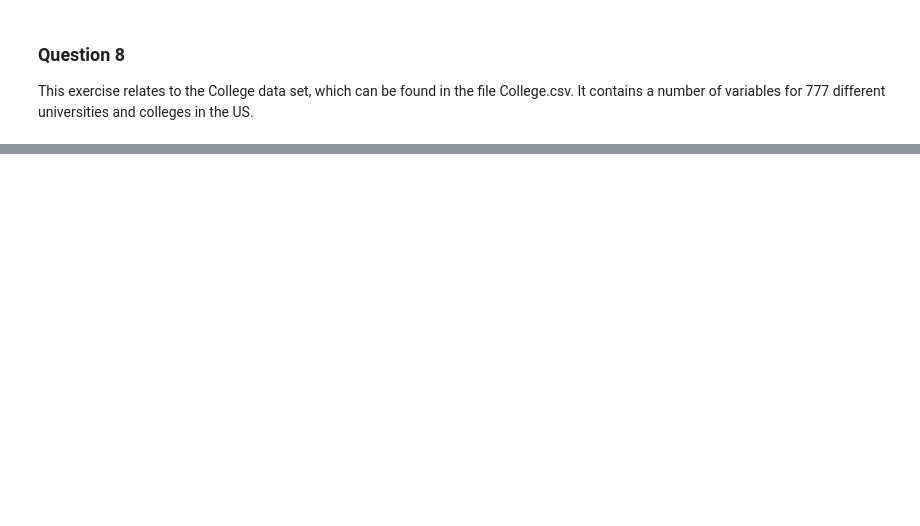
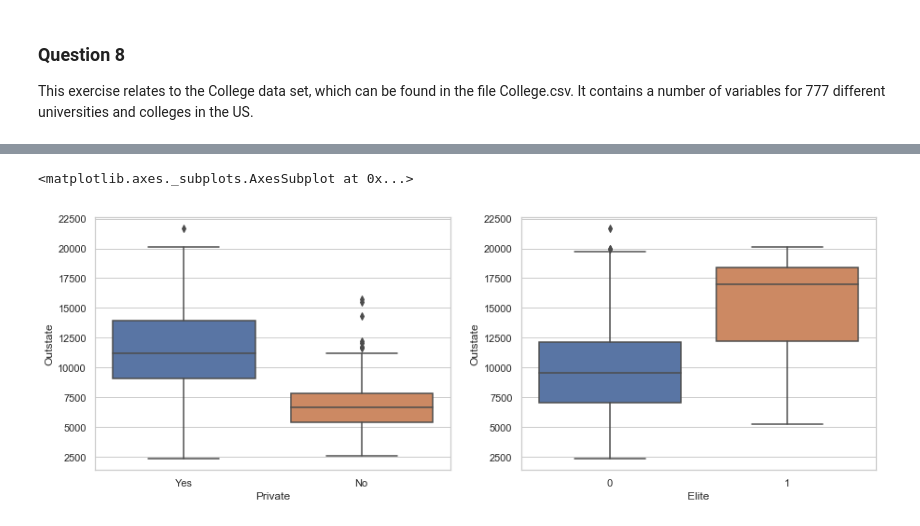
Before and after one commit to kevvo83/Introduction-to-Statistical-Learning, a Jupyter notebook: ISLR Chapter 2 Statistical Learning, Exercises.ipynb, the cells around one changed output, grey strips where cells are left out. Saved outputs shown, nothing was run; the diff lists cells and outputs as text; code cells hidden in the pictures; blank space fills up the shorter version.

```diff
--- a/ISLR Chapter 2 Statistical Learning, Exercises.ipynb
+++ b/ISLR Chapter 2 Statistical Learning, Exercises.ipynb
@@ -191,3 +207,17 @@ college['Elite'] = college.apply(lambda row: determineEliteStatus(row['Top10perc
+# %%
+college.head(15)
+
+#sns.set(style="whitegrid")
+fig, ax = plt.subplots(1,2, figsize=(15.0, 5.0))
+sns.boxplot(y='Outstate', x='Private', data=college, ax=ax[0])
+sns.boxplot(y='Outstate', x='Elite', data=college, ax=ax[1])
+
+#ax.set_title('Graph of Error vs. Flexibility')
+#ax.set_xlabel('Complexity/Flexibility')
+#ax.set_ylabel('Error/J(theta)')
+# %% [output]
+<matplotlib.axes._subplots.AxesSubplot at 0x...>
+[figure, added]
 # %%
 # Question 8 Visualizations
 
```
Also changed, not shown: parts of 13 cells of this notebook, 2 other files.
